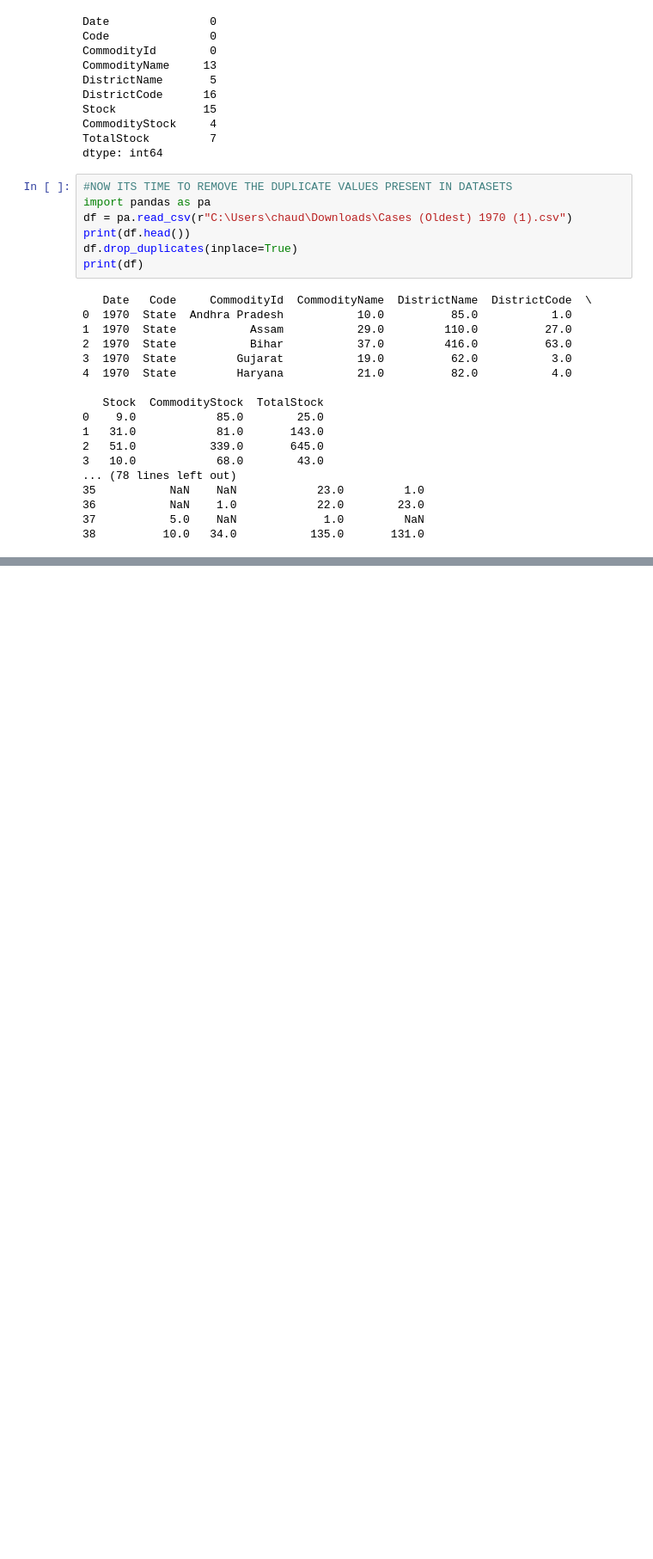
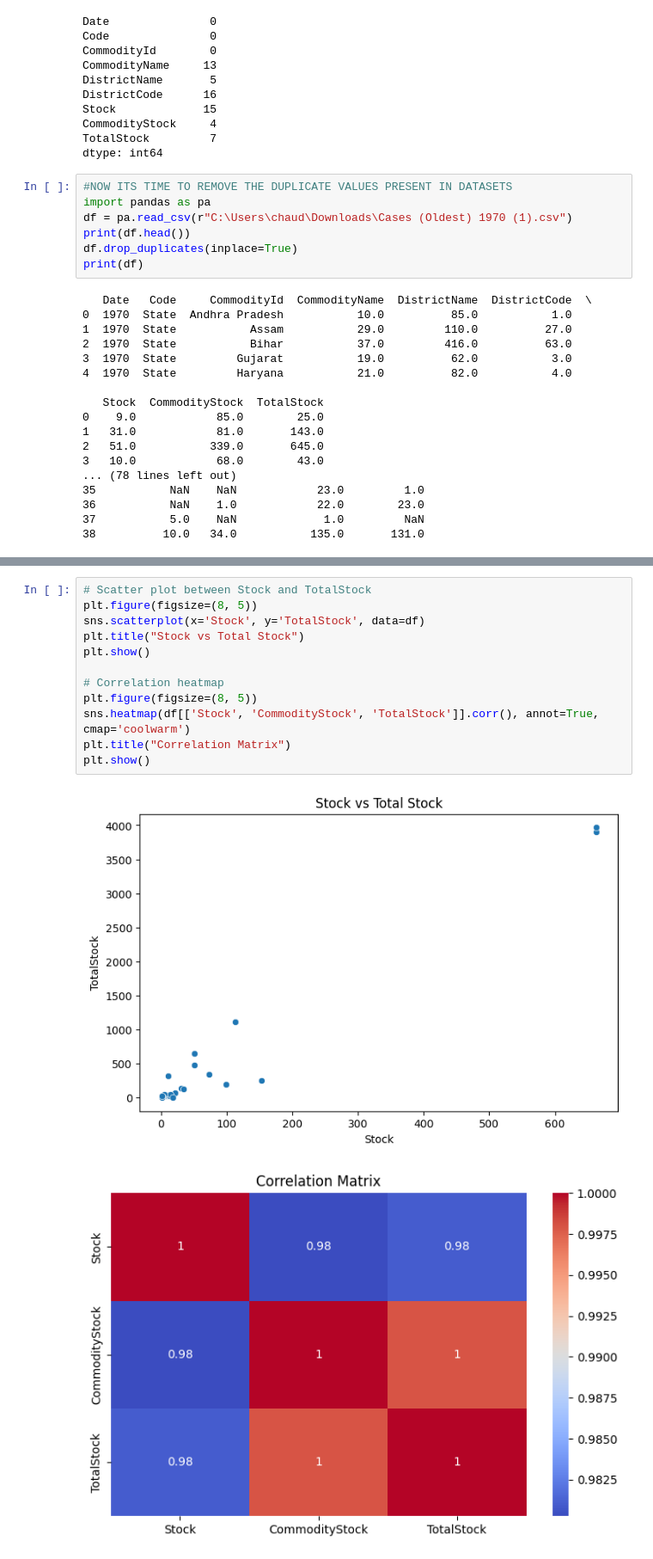
Before and after one commit to rajeshkumar121197/Future_Architects_30, a Jupyter notebook: file1.ipynb, the cells around one changed output, grey strips where cells are left out. Shown: that part at 86% size. Cells and saved outputs as stored; diff of their text form; blank space fills up the shorter version.

```diff
--- a/file1.ipynb
+++ b/file1.ipynb
@@ -71,0 +145,15 @@ print(df)
+# %%
+# Scatter plot between Stock and TotalStock
+plt.figure(figsize=(8, 5))
+sns.scatterplot(x='Stock', y='TotalStock', data=df)
+plt.title("Stock vs Total Stock")
+plt.show()
+
+# Correlation heatmap
+plt.figure(figsize=(8, 5))
+sns.heatmap(df[['Stock', 'CommodityStock', 'TotalStock']].corr(), annot=True, cmap='coolwarm')
+plt.title("Correlation Matrix")
+plt.show()
+# %% [output]
+[figure, added]
+[figure, added]
```
Also changed, not shown: parts of 4 cells of this notebook.
